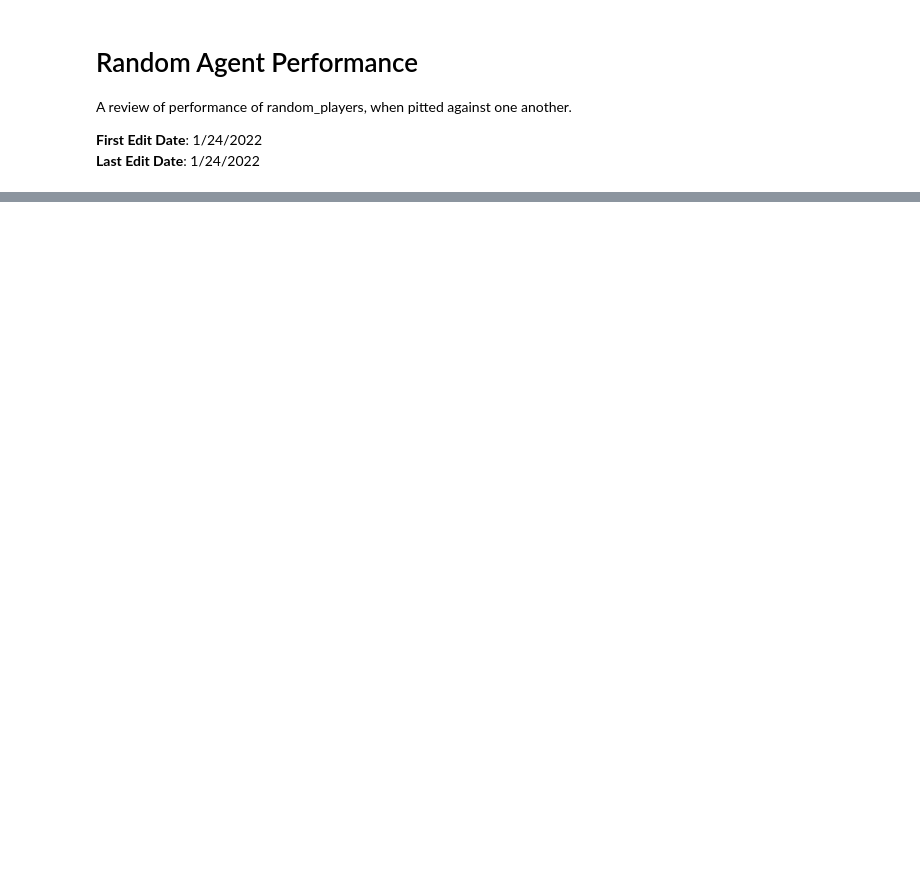
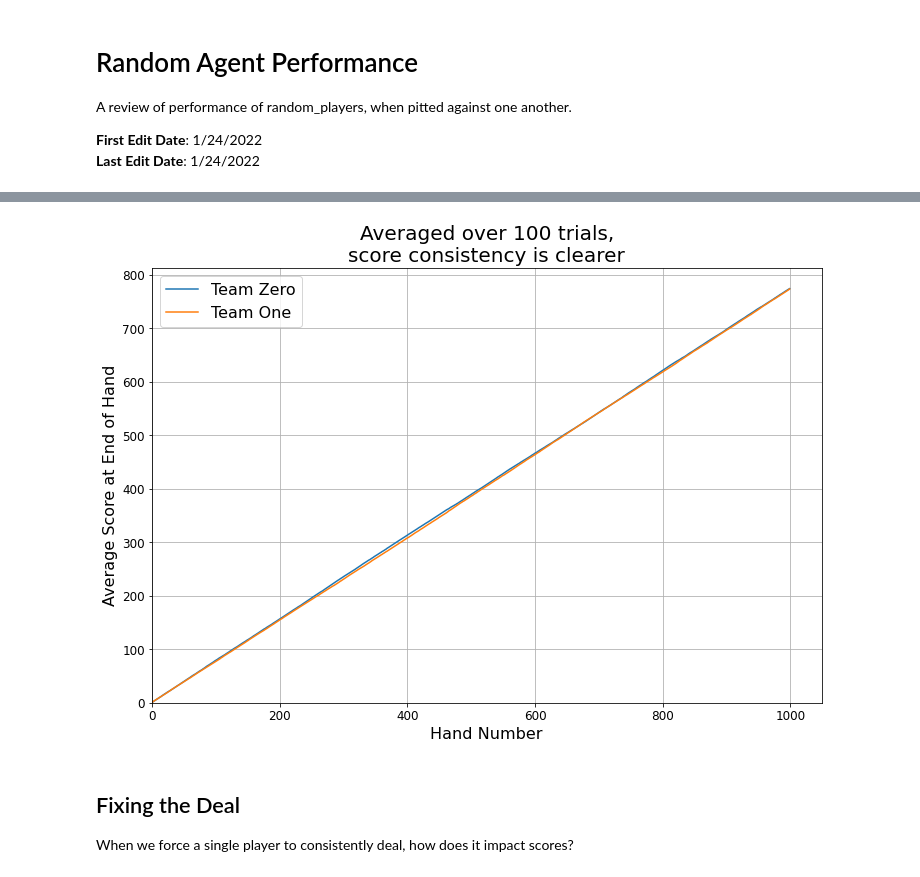
Before and after one commit to LiamABailey/echre-learner, a Jupyter notebook: analyses/random_agent_performance.ipynb, the cells around one changed output, grey strips where cells are left out. Saved outputs shown, nothing was run; the diff lists cells and outputs as text; code cells hidden in the pictures; blank space fills up the shorter version.

```diff
--- a/analyses/random_agent_performance.ipynb
+++ b/analyses/random_agent_performance.ipynb
@@ -22,0 +58,45 @@ Hypothesis: Because at 25% odds of pickup and then subsequent trump calling, the
+# %%
+# sample out n rounds m times
+m_samples = 100
+# generate the scores over n rounds
+n_rounds = 1000
+t0_scores = np.zeros((m_samples, n_rounds))
+t1_scores = np.zeros((m_samples, n_rounds))
+
+for i in range(m_samples):
+    #reset the table
+    random_table = Table(*random_players)
+    for j in range(n_rounds):
+        # play a hand
+        random_table.play_hand()
+        # get and record current scores
+        t0_scores[i,j],t1_scores[i, j]  = random_table.get_scores()
+# %%
+#average scores across the trials
+t0_score_avg = np.mean(t0_scores, axis = 0)
+t1_score_avg = np.mean(t1_scores, axis = 0)
+# %%
+# plot the scores from the averaged trials
+fig, ax = plt.subplots()
+fig.set_size_inches(12,8)
+ax.plot(t0_score_avg, label = "Team Zero")
+ax.plot(t1_score_avg, label = "Team One")
+
+ax.set_xlim(left=0)
+ax.set_ylim(bottom=0)
+
+ax.set_xlabel("Hand Number", size = LABEL_FSIZE)
+ax.set_ylabel("Average Score at End of Hand", size = LABEL_FSIZE)
+
+for l in ax.get_xticklabels() + ax.get_yticklabels():
+    l.set_fontsize(TICK_LABEL_FSIZE)
+
+plt.title(f"Averaged over {m_samples} trials,\nscore consistency is clearer", size = TITLE_FSIZE)
+plt.legend(prop={'size': LEGEND_FSIZE})
+plt.grid()
+plt.show()
+# %% [output]
+[figure, added]
+# %% [markdown]
+## Fixing the Deal
+When we force a single player to consistently deal, how does it impact scores?
```
Also changed, not shown: parts of 12 cells of this notebook.
